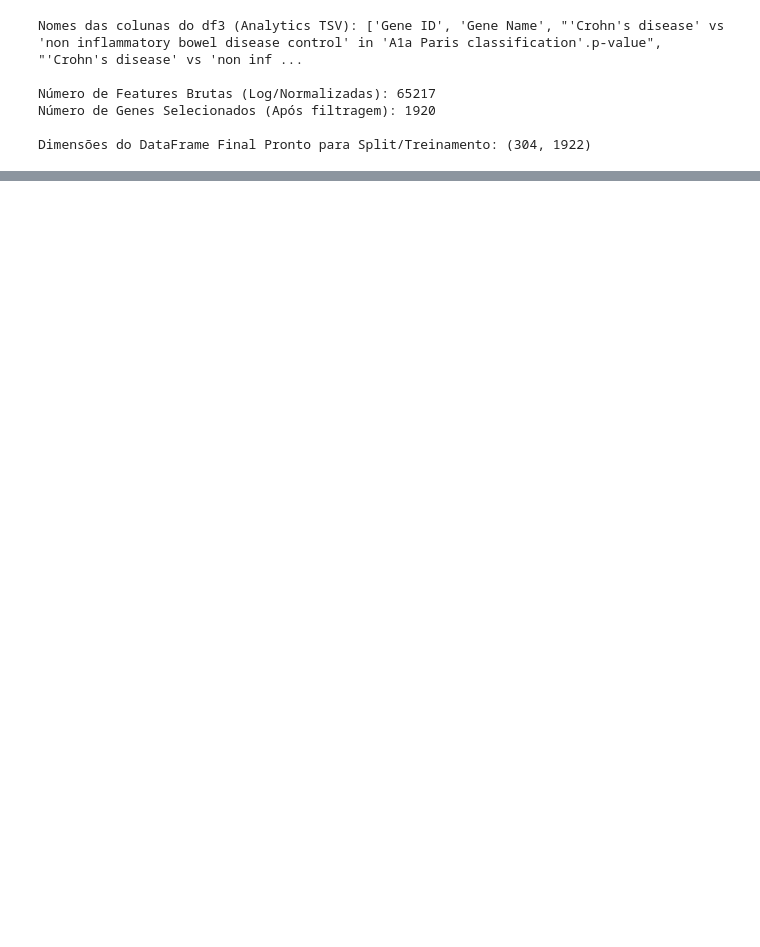
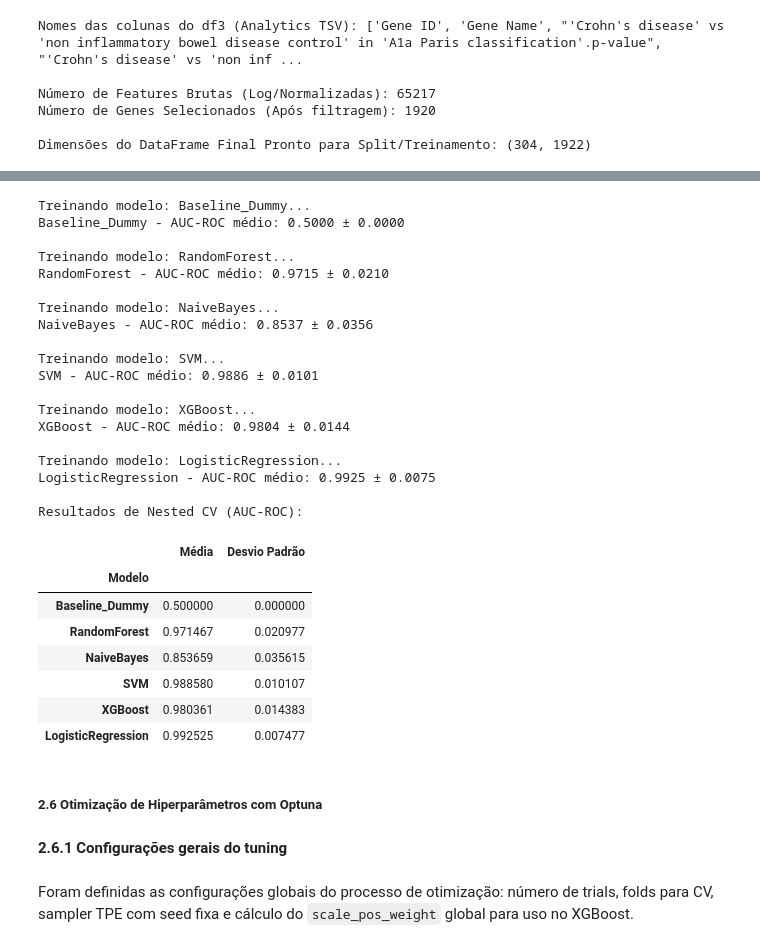
Before and after one commit to jonatas727/Trabalho-Final-Machine-Learning, a Jupyter notebook: Arquivos_projeto/DataCrohn.ipynb, the cells around one changed output, grey strips where cells are left out. Drawn from its saved outputs; the diff is of its cells as text; code cells hidden in the pictures; blank space fills up the shorter version.

```diff
--- a/Arquivos_projeto/DataCrohn.ipynb
+++ b/Arquivos_projeto/DataCrohn.ipynb
@@ -459,0 +607,76 @@ df_tratado
+# %%
+outer_cv = StratifiedKFold(n_splits=5, shuffle=True, random_state=42)
+inner_cv = StratifiedKFold(n_splits=3, shuffle=True, random_state=123)  # inner é usado em tuning, mas deixamos pronto
+
+results_cv = {}
+
+# Loop principal
+for name, model in models.items():
+    print(f"\nTreinando modelo: {name}...")
+
+    pipeline = Pipeline([
+        ('scaler', StandardScaler()),
+        ('model', model)
+    ])
+
+    # nested cross-validation (sem otimização interna ainda)
+    nested_scores = cross_val_score(
+        pipeline,
+        X, y,
+        cv=outer_cv,
+        scoring=auc_scorer,
+        n_jobs=-1
+    )
+
+    # Limpa NaNs se algum fold falhou
+    nested_scores = [s for s in nested_scores if not np.isnan(s)]
+
+    # Salva resultados em formato compatível com o gráfico
+    results_cv[name] = {
+        'Média': np.mean(nested_scores),
+        'Desvio Padrão': np.std(nested_scores)
+    }
+
+    print(f"{name} - AUC-ROC médio: {np.mean(nested_scores):.4f} ± {np.std(nested_scores):.4f}")
+
+# Converter para DataFrame
+results_cv = pd.DataFrame(results_cv).T
+results_cv.index.name = 'Modelo'
+results_cv.columns.name = None
+
+print("\nResultados de Nested CV (AUC-ROC):")
+display(results_cv)
+# %% [output]
+Treinando modelo: Baseline_Dummy...
+Baseline_Dummy - AUC-ROC médio: 0.5000 ± 0.0000
+
+Treinando modelo: RandomForest...
+RandomForest - AUC-ROC médio: 0.9715 ± 0.0210
+
+Treinando modelo: NaiveBayes...
+NaiveBayes - AUC-ROC médio: 0.8537 ± 0.0356
+
+Treinando modelo: SVM...
+SVM - AUC-ROC médio: 0.9886 ± 0.0101
+
+Treinando modelo: XGBoost...
+XGBoost - AUC-ROC médio: 0.9804 ± 0.0144
+
+Treinando modelo: LogisticRegression...
+LogisticRegression - AUC-ROC médio: 0.9925 ± 0.0075
+
+Resultados de Nested CV (AUC-ROC):
+|  | Média | Desvio Padrão |
+| Modelo |  |  |
+| Baseline_Dummy | 0.500000 | 0.000000 |
+| RandomForest | 0.971467 | 0.020977 |
+| NaiveBayes | 0.853659 | 0.035615 |
+| SVM | 0.988580 | 0.010107 |
+| XGBoost | 0.980361 | 0.014383 |
+| LogisticRegression | 0.992525 | 0.007477 |
+# %% [markdown]
+##### 2.6 Otimização de Hiperparâmetros com Optuna
+# %% [markdown]
+__2.6.1 Configurações gerais do tuning__
+# %% [markdown]
+Foram definidas as configurações globais do processo de otimização: número de trials, folds para CV, sampler TPE com seed fixa e cálculo do ``scale_pos_weight`` global para uso no XGBoost.
```
Also changed, not shown: parts of 90 cells of this notebook.
